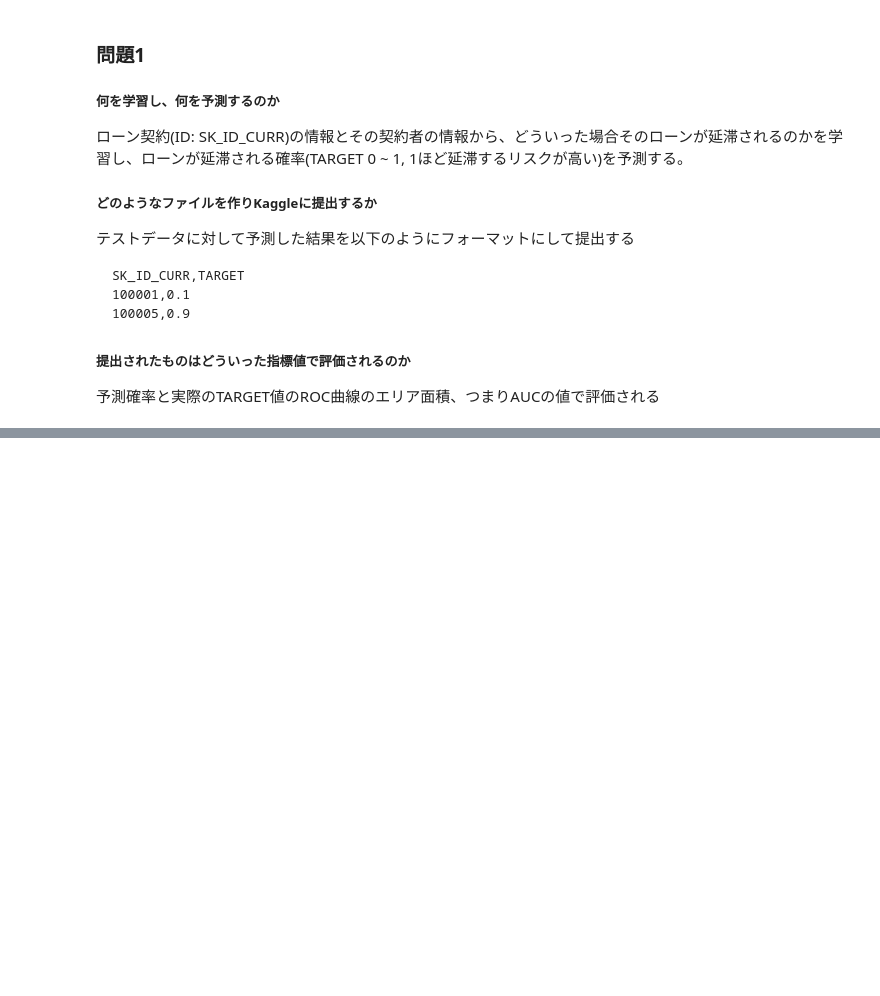
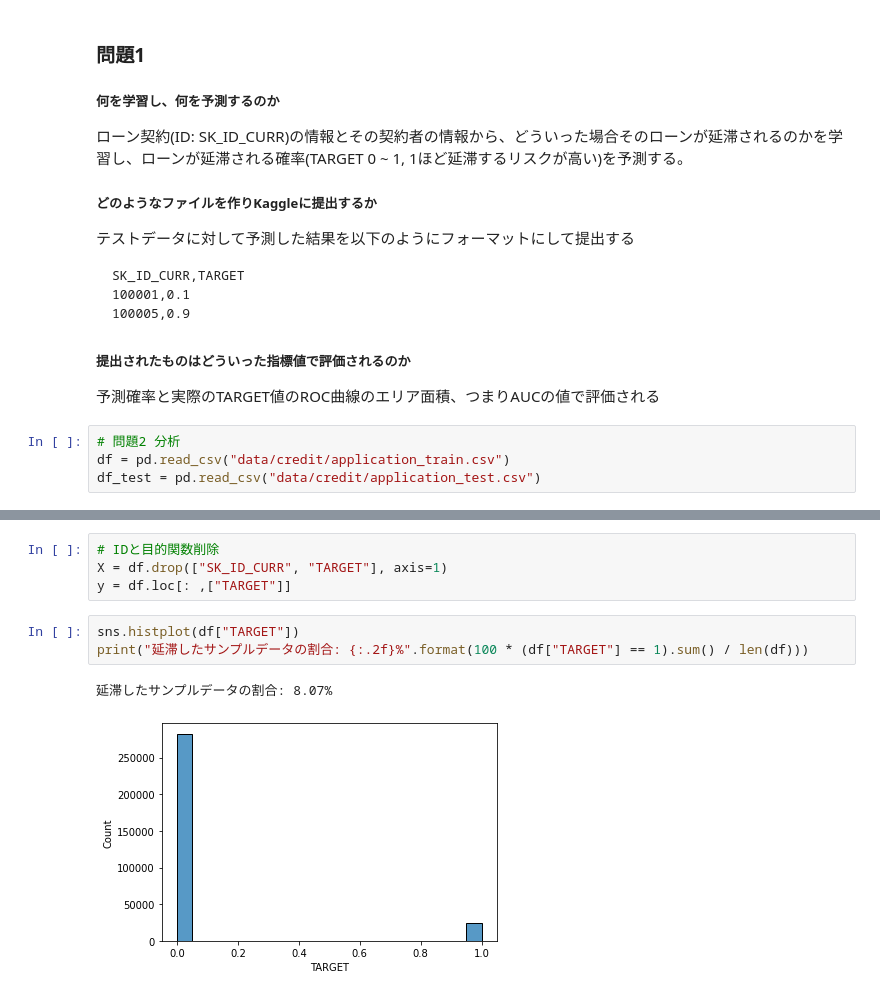
Before and after one commit to yutoJ/ml-learning, a Jupyter notebook: credit_risk_prediction.ipynb, the cells around one changed output, grey strips where cells are left out. Cells and saved outputs as stored; diff of their text form; blank space fills up the shorter version.

```diff
--- a/credit_risk_prediction.ipynb
+++ b/credit_risk_prediction.ipynb
@@ -28,3 +27,7 @@ SK_ID_CURR,TARGET
 ##### 提出されたものはどういった指標値で評価されるのか
 
 予測確率と実際のTARGET値のROC曲線のエリア面積、つまりAUCの値で評価される
+# %%
+# 問題2 分析
+df = pd.read_csv("data/credit/application_train.csv")
+df_test = pd.read_csv("data/credit/application_test.csv")
@@ -30,0 +52,10 @@ SK_ID_CURR,TARGET
+# %%
+# IDと目的関数削除
+X = df.drop(["SK_ID_CURR", "TARGET"], axis=1)
+y = df.loc[: ,["TARGET"]]
+# %%
+sns.histplot(df["TARGET"])
+print("延滞したサンプルデータの割合: {:.2f}%".format(100 * (df["TARGET"] == 1).sum() / len(df)))
+# %% [output]
+延滞したサンプルデータの割合: 8.07%
+[figure, added]
```
Also changed, not shown: parts of 46 cells of this notebook, 2 other files.
